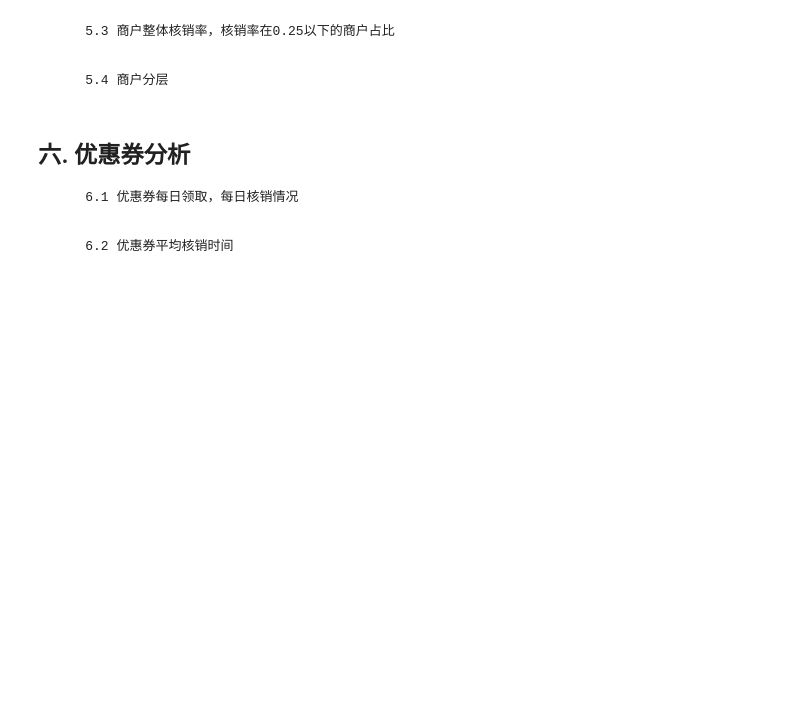
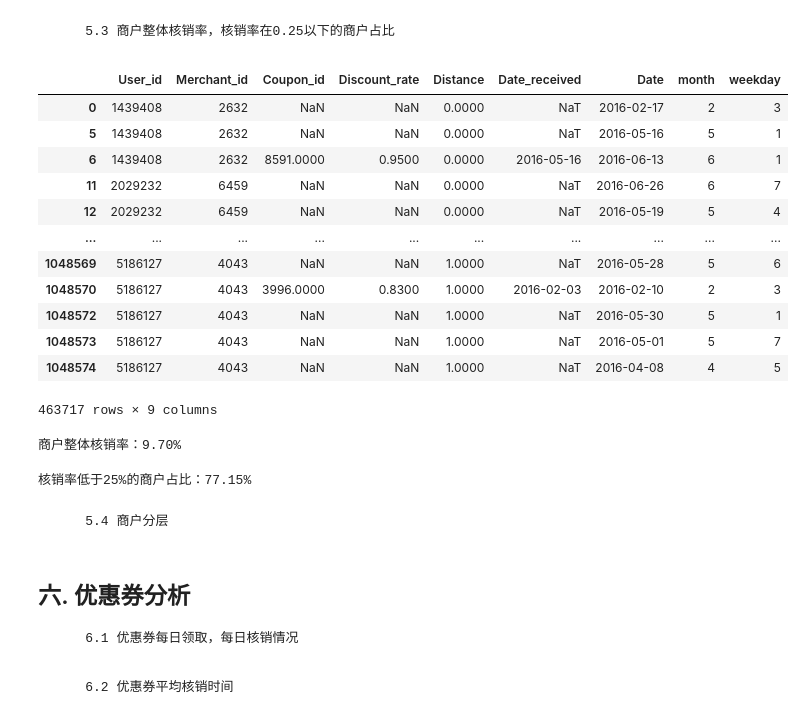
Before and after one commit to lsgd002/Data-analysis, a Jupyter notebook: 五大实战项目/5.O2O优惠券/O2O优惠券线下使用情况.ipynb, the cells around one changed output. Saved outputs shown, nothing was run; the diff lists cells and outputs as text; code cells hidden in the pictures; blank space fills up the shorter version.

```diff
--- a/五大实战项目/5.O2O优惠券/O2O优惠券线下使用情况.ipynb
+++ b/五大实战项目/5.O2O优惠券/O2O优惠券线下使用情况.ipynb
@@ -550 +733,6 @@ print(f'只消费一次的用户占比：{cpon_user.Date[cpon_user.Date == 1].su
         5.1 每月有消费商户统计
+# %%
+temp_df2 = offline[offline.Date.notna()]
+temp_df2.drop('month', axis=1, inplace=True)
+temp_df2['month'] = temp_df2.Date.dt.month
+temp_df2.groupby('month').Merchant_id.nunique()
@@ -551,2 +767,5 @@ print(f'只消费一次的用户占比：{cpon_user.Date[cpon_user.Date == 1].su
 # %% [markdown]
         5.2 一周内每天有消费的商户数量
+# %%
+temp_df2['weekday'] = temp_df2.Date.dt.weekday + 1
+temp_df2.groupby('weekday').Merchant_id.nunique()
@@ -553,5 +798,32 @@ print(f'只消费一次的用户占比：{cpon_user.Date[cpon_user.Date == 1].su
 # %% [markdown]
         5.3 商户整体核销率，核销率在0.25以下的商户占比
+# %%
+temp_df2
+# %% [output]
+|  | User_id | Merchant_id | Coupon_id | Discount_rate | Distance | Date_received | Date | month | weekday |
+| 0 | 1439408 | 2632 | NaN | NaN | 0.0000 | NaT | 2016-02-17 | 2 | 3 |
+| 5 | 1439408 | 2632 | NaN | NaN | 0.0000 | NaT | 2016-05-16 | 5 | 1 |
+| 6 | 1439408 | 2632 | 8591.0000 | 0.9500 | 0.0000 | 2016-05-16 | 2016-06-13 | 6 | 1 |
+| 11 | 2029232 | 6459 | NaN | NaN | 0.0000 | NaT | 2016-06-26 | 6 | 7 |
+| 12 | 2029232 | 6459 | NaN | NaN | 0.0000 | NaT | 2016-05-19 | 5 | 4 |
+| ... | ... | ... | ... | ... | ... | ... | ... | ... | ... |
+| 1048569 | 5186127 | 4043 | NaN | NaN | 1.0000 | NaT | 2016-05-28 | 5 | 6 |
+| 1048570 | 5186127 | 4043 | 3996.0000 | 0.8300 | 1.0000 | 2016-02-03 | 2016-02-10 | 2 | 3 |
+| 1048572 | 5186127 | 4043 | NaN | NaN | 1.0000 | NaT | 2016-05-30 | 5 | 1 |
+| 1048573 | 5186127 | 4043 | NaN | NaN | 1.0000 | NaT | 2016-05-01 | 5 | 7 |
+| 1048574 | 5186127 | 4043 | NaN | NaN | 1.0000 | NaT | 2016-04-08 | 4 | 5 |
+463717 rows × 9 columns
+# %%
+temp_df2[temp_df2.Date_received.notna() & temp_df2.Date.notna()].Date.count() / temp_df2.Date.count()
+print(f'商户整体核销率：{temp_df2[temp_df2.Date_received.notna() & temp_df2.Date.notna()].Date.count() / temp_df2.Date.count()*100:.2f}%')
+# %% [output]
+商户整体核销率：9.70%
+# %%
+Merchan_write_off_rate = temp_df2[temp_df2.Date_received.notna() & temp_df2.Date.notna()].groupby('Merchant_id').Date.count() / temp_df2.groupby('Merchant_id').Date.count()
+Merchan_write_off_rate[Merchan_write_off_rate < 0.25].count() / Merchan_write_off_rate.count() * 100
+print(f'核销率低于25%的商户占比：{Merchan_write_off_rate[Merchan_write_off_rate < 0.25].count() / Merchan_write_off_rate.count() * 100:.2f}%')
+# %% [output]
+核销率低于25%的商户占比：77.15%
 # %% [markdown]
         5.4 商户分层
 # %% [markdown]
```
Also changed, not shown: parts of 35 cells of this notebook.
